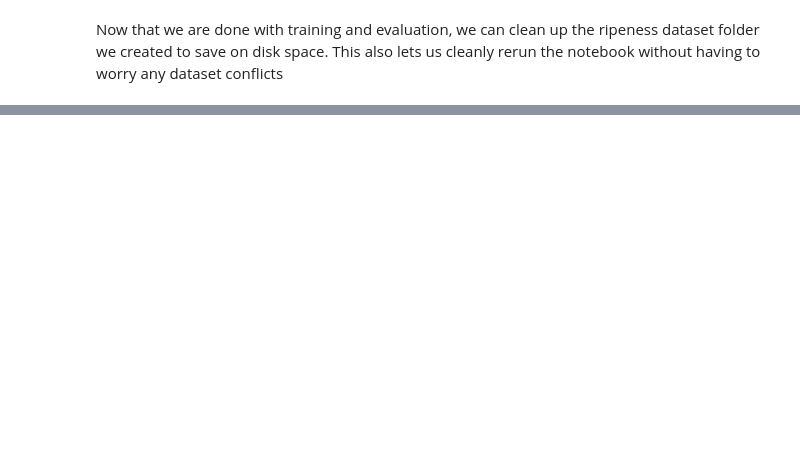
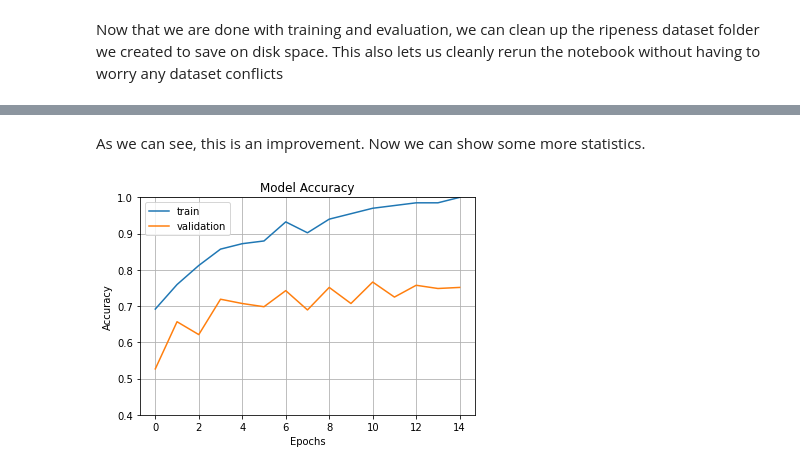
Before and after one commit to JVP15/fruit-detection, a Jupyter notebook: training_scripts/ripeness_model_training.ipynb, the cells around one changed output, grey strips where cells are left out. Drawn from its saved outputs; the diff is of its cells as text; code cells hidden in the pictures; blank space fills up the shorter version.

```diff
--- a/training_scripts/ripeness_model_training.ipynb
+++ b/training_scripts/ripeness_model_training.ipynb
@@ -84,0 +101,7 @@ Found 136 files belonging to 2 classes.
+# %%
+ensemble_fine_tune_ds = tf.keras.preprocessing.image_dataset_from_directory(
+    ensemble_ripeness_dir,
+    seed=seed,
+    class_names=classnames,
+    image_size=(img_height, img_width),
+    batch_size=batch_size,)
@@ -84,0 +110,7 @@ Found 136 files belonging to 2 classes.
+# %%
+ensemble_val_ds = tf.keras.preprocessing.image_dataset_from_directory(
+    ensemble_ripeness_val_dir,
+    seed=seed,
+    class_names=classnames,
+    image_size=(img_height, img_width),
+    batch_size=batch_size,)
@@ -267,0 +312,3 @@ Now that we are done with training and evaluation, we can clean up the ripeness
+# %%
+# load the ripeness model from the file
+ripeness_model = tf.keras.models.load_model("ripeness_model")
@@ -267,0 +323,10 @@ Now that we are done with training and evaluation, we can clean up the ripeness
+# %%
+ripeness_model.compile(optimizer=Adam(learning_rate=0.005),loss='sparse_categorical_crossentropy',metrics=['accuracy'])
+
+# fine-tune the model on the ensemble dataset
+epochs = 15
+history = ripeness_model.fit(
+    ensemble_fine_tune_ds,
+    validation_data=ensemble_val_ds,
+    epochs=epochs
+)
@@ -267,0 +351,15 @@ Now that we are done with training and evaluation, we can clean up the ripeness
+# %% [markdown]
+As we can see, this is an improvement. Now we can show some more statistics.
+# %%
+fig1 = plt.gcf()
+plt.plot(history.history['accuracy'])
+plt.plot(history.history['val_accuracy'])
+plt.axis(ymin=0.4,ymax=1)
+plt.grid()
+plt.title('Model Accuracy')
+plt.ylabel('Accuracy')
+plt.xlabel('Epochs')
+plt.legend(['train', 'validation'])
+plt.show()
+# %% [output]
+[figure, added]
```
Also changed, not shown: parts of 33 cells of this notebook, 11 other files.
